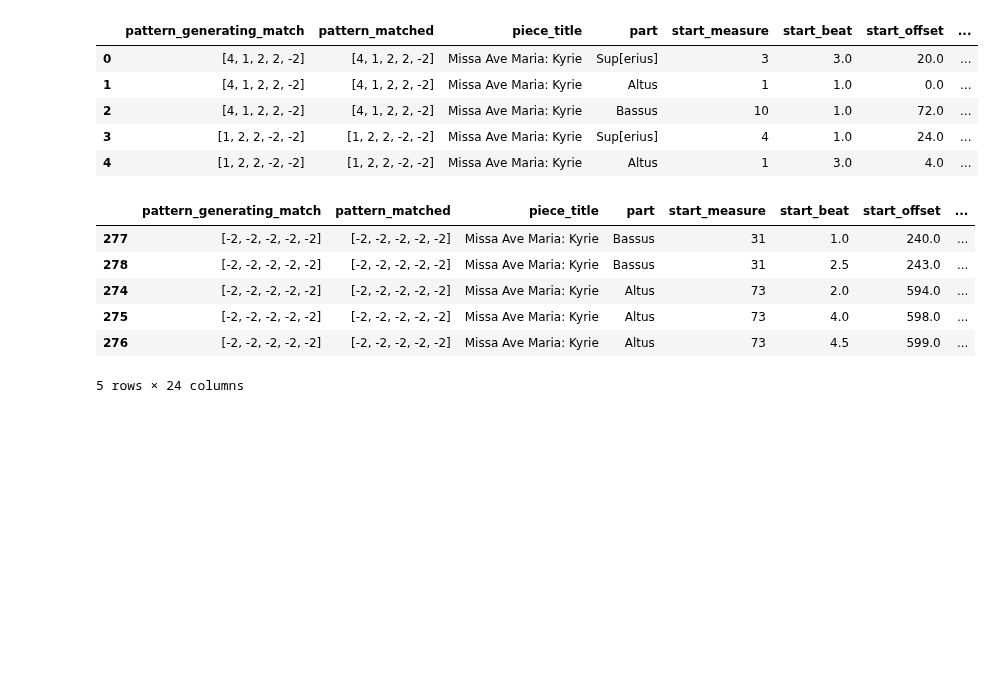
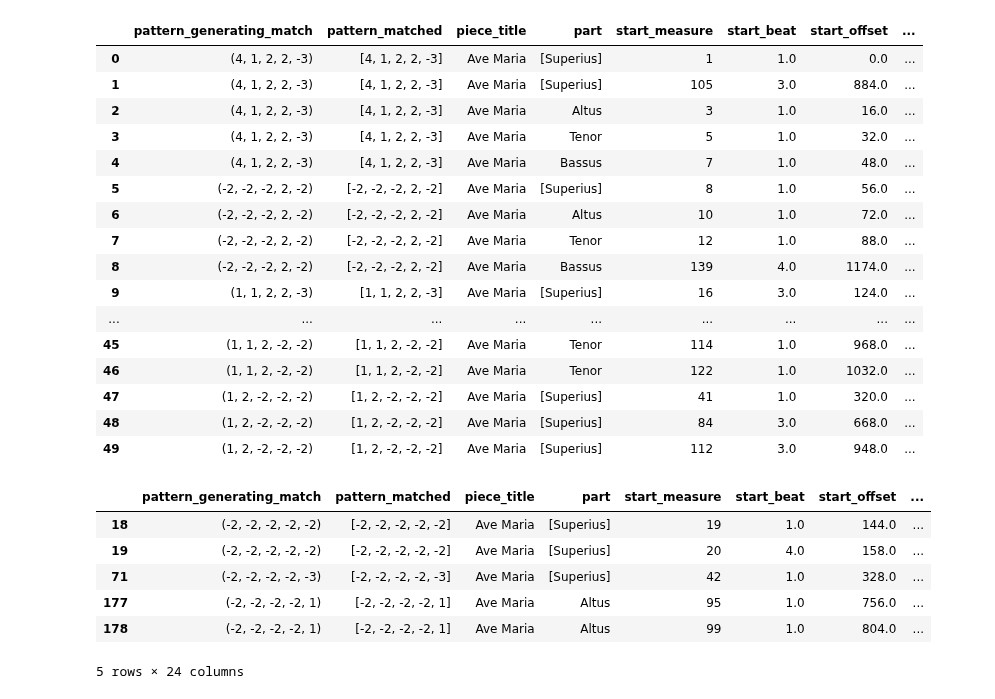
Before and after one commit to RichardFreedman/CRIM-notebooks, a Jupyter notebook: CRIM/CRIM_Group_Tests.ipynb, the cells around one changed output. Drawn from its saved outputs; the diff is of its cells as text; code cells hidden in the pictures; blank space fills up the shorter version.

```diff
--- a/CRIM/CRIM_Group_Tests.ipynb
+++ b/CRIM/CRIM_Group_Tests.ipynb
@@ -69,16 +69,27 @@ def predict_type_a(group):
 # %%
 # read CSV output of CRIM Intervals Search.
 
-df = pd.read_csv(('A_Test_Files/Mass_0005_1_Exact_4.csv'), index_col=0)
+df = pd.read_csv(('A_Test_Files/ave_test_set.csv'), index_col=0)
 df = df.drop(columns=["ema", "ema_url", "end_measure", "end_beat"])
-df.head()
+df.head(50)
 # %% [output]
 |  | pattern_generating_match | pattern_matched | piece_title | part | start_measure | start_beat | start_offset | ... |
-| 0 | [4, 1, 2, 2, -2] | [4, 1, 2, 2, -2] | Missa Ave Maria: Kyrie | Sup[erius] | 3 | 3.0 | 20.0 | ... |
-| 1 | [4, 1, 2, 2, -2] | [4, 1, 2, 2, -2] | Missa Ave Maria: Kyrie | Altus | 1 | 1.0 | 0.0 | ... |
-| 2 | [4, 1, 2, 2, -2] | [4, 1, 2, 2, -2] | Missa Ave Maria: Kyrie | Bassus | 10 | 1.0 | 72.0 | ... |
-| 3 | [1, 2, 2, -2, -2] | [1, 2, 2, -2, -2] | Missa Ave Maria: Kyrie | Sup[erius] | 4 | 1.0 | 24.0 | ... |
-| 4 | [1, 2, 2, -2, -2] | [1, 2, 2, -2, -2] | Missa Ave Maria: Kyrie | Altus | 1 | 3.0 | 4.0 | ... |
+| 0 | (4, 1, 2, 2, -3) | [4, 1, 2, 2, -3] | Ave Maria | [Superius] | 1 | 1.0 | 0.0 | ... |
+| 1 | (4, 1, 2, 2, -3) | [4, 1, 2, 2, -3] | Ave Maria | [Superius] | 105 | 3.0 | 884.0 | ... |
+| 2 | (4, 1, 2, 2, -3) | [4, 1, 2, 2, -3] | Ave Maria | Altus | 3 | 1.0 | 16.0 | ... |
+| 3 | (4, 1, 2, 2, -3) | [4, 1, 2, 2, -3] | Ave Maria | Tenor | 5 | 1.0 | 32.0 | ... |
+| 4 | (4, 1, 2, 2, -3) | [4, 1, 2, 2, -3] | Ave Maria | Bassus | 7 | 1.0 | 48.0 | ... |
+| 5 | (-2, -2, -2, 2, -2) | [-2, -2, -2, 2, -2] | Ave Maria | [Superius] | 8 | 1.0 | 56.0 | ... |
+| 6 | (-2, -2, -2, 2, -2) | [-2, -2, -2, 2, -2] | Ave Maria | Altus | 10 | 1.0 | 72.0 | ... |
+| 7 | (-2, -2, -2, 2, -2) | [-2, -2, -2, 2, -2] | Ave Maria | Tenor | 12 | 1.0 | 88.0 | ... |
+| 8 | (-2, -2, -2, 2, -2) | [-2, -2, -2, 2, -2] | Ave Maria | Bassus | 139 | 4.0 | 1174.0 | ... |
+| 9 | (1, 1, 2, 2, -3) | [1, 1, 2, 2, -3] | Ave Maria | [Superius] | 16 | 3.0 | 124.0 | ... |
+| ... | ... | ... | ... | ... | ... | ... | ... | ... |
+| 45 | (1, 1, 2, -2, -2) | [1, 1, 2, -2, -2] | Ave Maria | Tenor | 114 | 1.0 | 968.0 | ... |
+| 46 | (1, 1, 2, -2, -2) | [1, 1, 2, -2, -2] | Ave Maria | Tenor | 122 | 1.0 | 1032.0 | ... |
+| 47 | (1, 2, -2, -2, -2) | [1, 2, -2, -2, -2] | Ave Maria | [Superius] | 41 | 1.0 | 320.0 | ... |
+| 48 | (1, 2, -2, -2, -2) | [1, 2, -2, -2, -2] | Ave Maria | [Superius] | 84 | 3.0 | 668.0 | ... |
+| 49 | (1, 2, -2, -2, -2) | [1, 2, -2, -2, -2] | Ave Maria | [Superius] | 112 | 3.0 | 948.0 | ... |
 # %%
 # lists for views.  These are used when calling the df below
 
@@ -151,9 +162,9 @@ df2["sub_group_id"] = df2["sub_group_id"].ffill()
 df2.head()
 # %% [output]
 |  | pattern_generating_match | pattern_matched | piece_title | part | start_measure | start_beat | start_offset | ... |
-| 277 | [-2, -2, -2, -2, -2] | [-2, -2, -2, -2, -2] | Missa Ave Maria: Kyrie | Bassus | 31 | 1.0 | 240.0 | ... |
-| 278 | [-2, -2, -2, -2, -2] | [-2, -2, -2, -2, -2] | Missa Ave Maria: Kyrie | Bassus | 31 | 2.5 | 243.0 | ... |
-| 274 | [-2, -2, -2, -2, -2] | [-2, -2, -2, -2, -2] | Missa Ave Maria: Kyrie | Altus | 73 | 2.0 | 594.0 | ... |
-| 275 | [-2, -2, -2, -2, -2] | [-2, -2, -2, -2, -2] | Missa Ave Maria: Kyrie | Altus | 73 | 4.0 | 598.0 | ... |
-| 276 | [-2, -2, -2, -2, -2] | [-2, -2, -2, -2, -2] | Missa Ave Maria: Kyrie | Altus | 73 | 4.5 | 599.0 | ... |
+| 18 | (-2, -2, -2, -2, -2) | [-2, -2, -2, -2, -2] | Ave Maria | [Superius] | 19 | 1.0 | 144.0 | ... |
+| 19 | (-2, -2, -2, -2, -2) | [-2, -2, -2, -2, -2] | Ave Maria | [Superius] | 20 | 4.0 | 158.0 | ... |
+| 71 | (-2, -2, -2, -2, -3) | [-2, -2, -2, -2, -3] | Ave Maria | [Superius] | 42 | 1.0 | 328.0 | ... |
+| 177 | (-2, -2, -2, -2, 1) | [-2, -2, -2, -2, 1] | Ave Maria | Altus | 95 | 1.0 | 756.0 | ... |
+| 178 | (-2, -2, -2, -2, 1) | [-2, -2, -2, -2, 1] | Ave Maria | Altus | 99 | 1.0 | 804.0 | ... |
 5 rows × 24 columns
```
Also changed, not shown: parts of 6 cells of this notebook, 10 other files.
